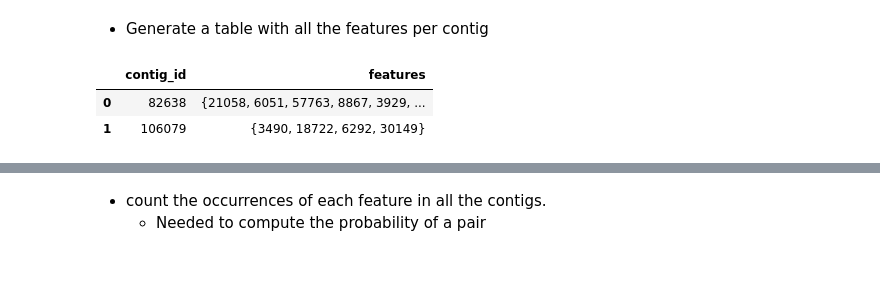
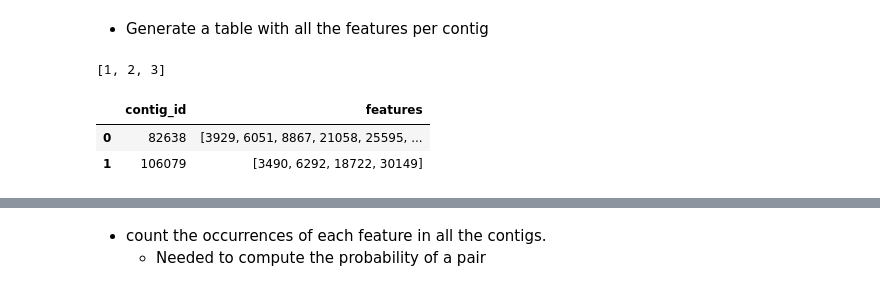
Before and after one commit to mahdi-b/phaage-g2p, a Jupyter notebook: find_module_prototype.ipynb, the cells around one changed output, grey strips where cells are left out. Saved outputs shown, nothing was run; the diff lists cells and outputs as text; code cells hidden in the pictures.

```diff
--- a/find_module_prototype.ipynb
+++ b/find_module_prototype.ipynb
@@ -45,11 +45,15 @@ data.head(2)
 | 1 | ENA_JX889246_JX889246.1_45181_449... | JX889246.1 | 45181 | 44900 | 68 | Uncharacterized protein | ... |
 # %% [markdown]
 * Generate a table with all the features per contig
+# %%
+sorted({1,3,2})
+# %% [output]
+[1, 2, 3]
 # %%
-temp = data.groupby("contig_number").apply(lambda x: set(x["feature_number"].values))
+temp = data.groupby("contig_number").apply(lambda x: sorted(set(x["feature_number"].values)))
 subsets = pd.DataFrame({"contig_id": temp.index, "features": temp.values})
 subsets.head(2)
 # %% [output]
 |  | contig_id | features |
-| 0 | 82638 | {21058, 6051, 57763, 8867, 3929, ... |
-| 1 | 106079 | {3490, 18722, 6292, 30149} |
+| 0 | 82638 | [3929, 6051, 8867, 21058, 25595, ... |
+| 1 | 106079 | [3490, 6292, 18722, 30149] |
```
Also changed, not shown: parts of 42 cells of this notebook.
